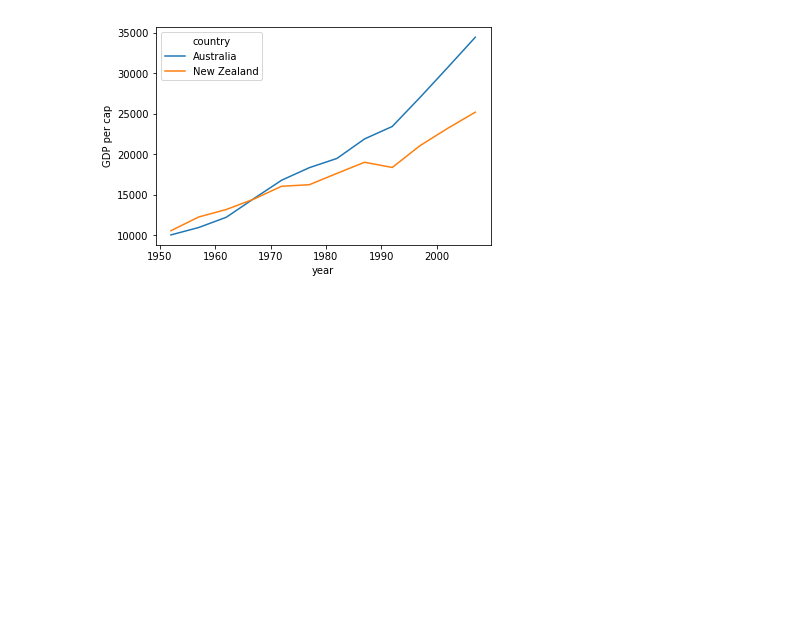
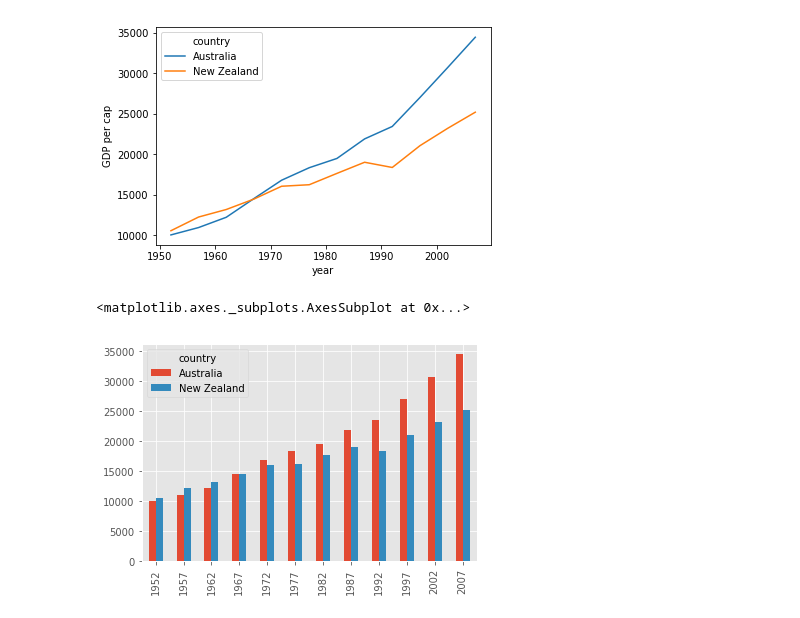
Before and after one commit to red25ar/Python-Day2, a Jupyter notebook: code/day2.py.ipynb, the cells around one changed output. Drawn from its saved outputs; the diff is of its cells as text; code cells hidden in the pictures; blank space fills up the shorter version.

```diff
--- a/code/day2.py.ipynb
+++ b/code/day2.py.ipynb
@@ -110,3 +110,10 @@ plt.xlabel('year')
 # %% [output]
 Text(0.5,0,'year')
 [figure]
+# %%
+plt.style.use('ggplot')
+# %%
+data.T.plot(kind='bar')
+# %% [output]
+<matplotlib.axes._subplots.AxesSubplot at 0x...>
+[figure, added]
```
Also changed, not shown: parts of 13 cells of this notebook.
